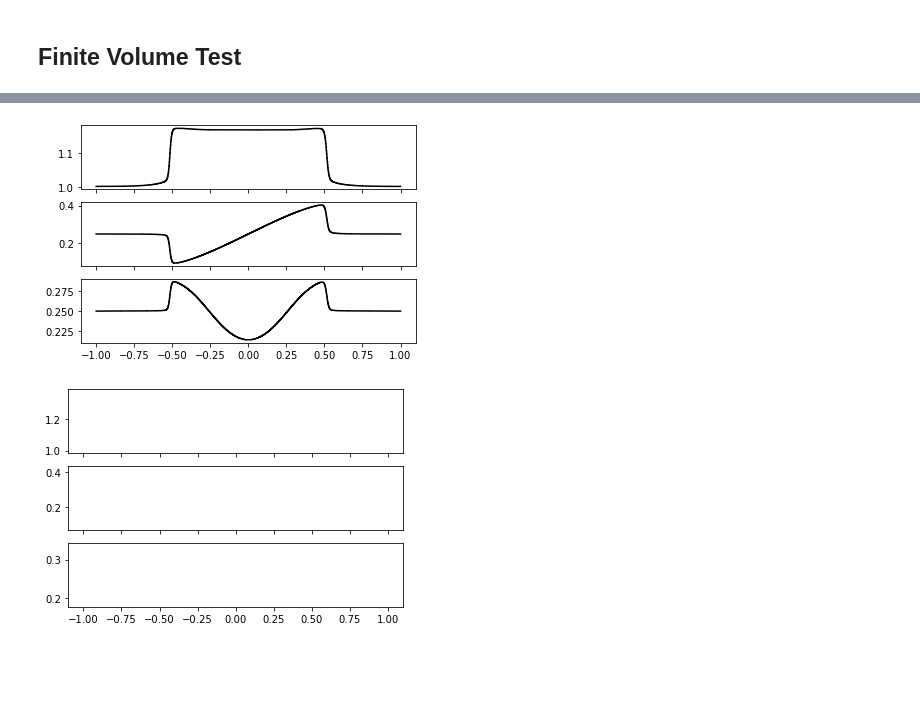
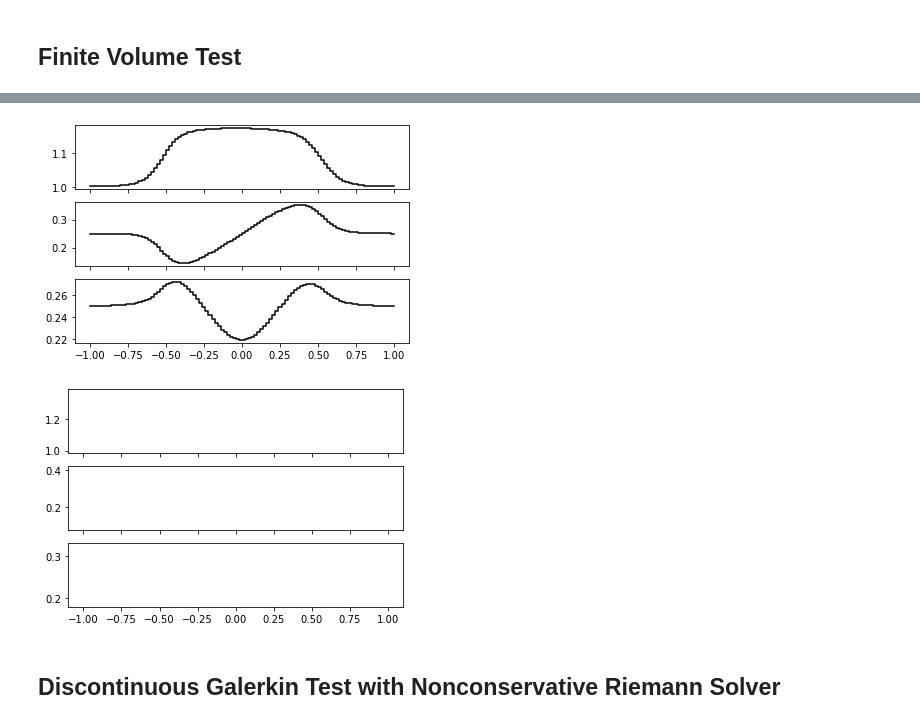
Before and after one commit to caleblogemann/pydogpack, a Jupyter notebook: apps/generalizedshallowwater/torrilhonexample/torrilhon_example.ipynb, the cells around one changed output, grey strips where cells are left out. Drawn from its saved outputs; the diff is of its cells as text; code cells hidden in the pictures; blank space fills up the shorter version.

Commit message:
Added some nonconservative functionality

```diff
--- a/apps/generalizedshallowwater/torrilhonexample/torrilhon_example.ipynb
+++ b/apps/generalizedshallowwater/torrilhonexample/torrilhon_example.ipynb
@@ -139 +147,6 @@ final_solution = main.run(problem)
+# %%
+problem_dg_llf = deepcopy(problem)
+problem_dg_llf.parameters["riemann_solver"]["riemann_solver_class"] = "local_lax_friedrichs"
+# %%
+final_solution_dg_llf = main.run(problem_dg_llf)
 # %%
@@ -210,8 +162,17 @@ final_solution = main.run(problem)
+# %%
+problem_fv = deepcopy(problem)
+problem_fv.output_dir = "output_finite_volume_reference"
+problem_fv.parameters["use_wave_propogation_method"] = True
+problem_fv.parameters["fluctuation_solver"]["fluctuation_solver_class"] = "roe"
+# %%
+final_solution_fv = main.run(problem_fv);
 # %%
-p = plot.create_plot_dg(final_solution, transformation=generalized_shallow_water.get_primitive_variables)
-ani, fig = plot.create_animation_output_dir("finite_volume_reference", transformation=generalized_shallow_water.get_primitive_variables)
+p = plot.create_plot_dg(final_solution_fv, transformation=generalized_shallow_water.get_primitive_variables)
+ani, fig = plot.create_animation_output_dir(problem_fv.output_dir, transformation=generalized_shallow_water.get_primitive_variables)
 HTML(ani.to_html5_video())
 # %% [output]
 [interactive output not drawn]
-[figure, old version]
+[figure, new version]
 [figure]
+# %% [markdown]
+## Discontinuous Galerkin Test with Nonconservative Riemann Solver
```
Also changed, not shown: parts of 20 cells of this notebook, 9 other files.
